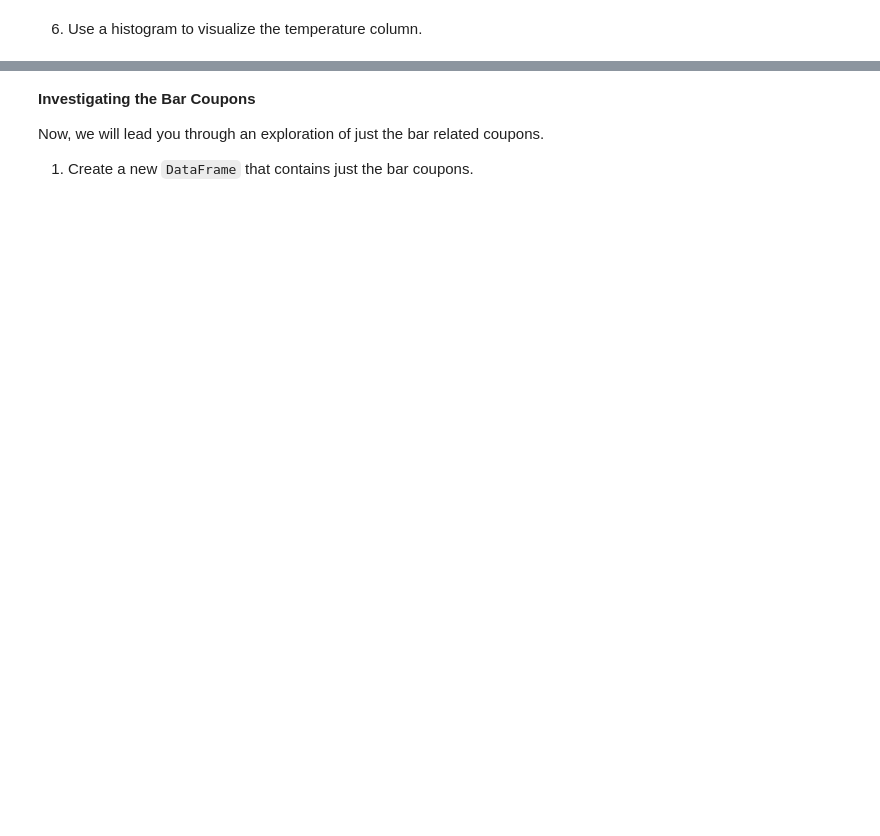
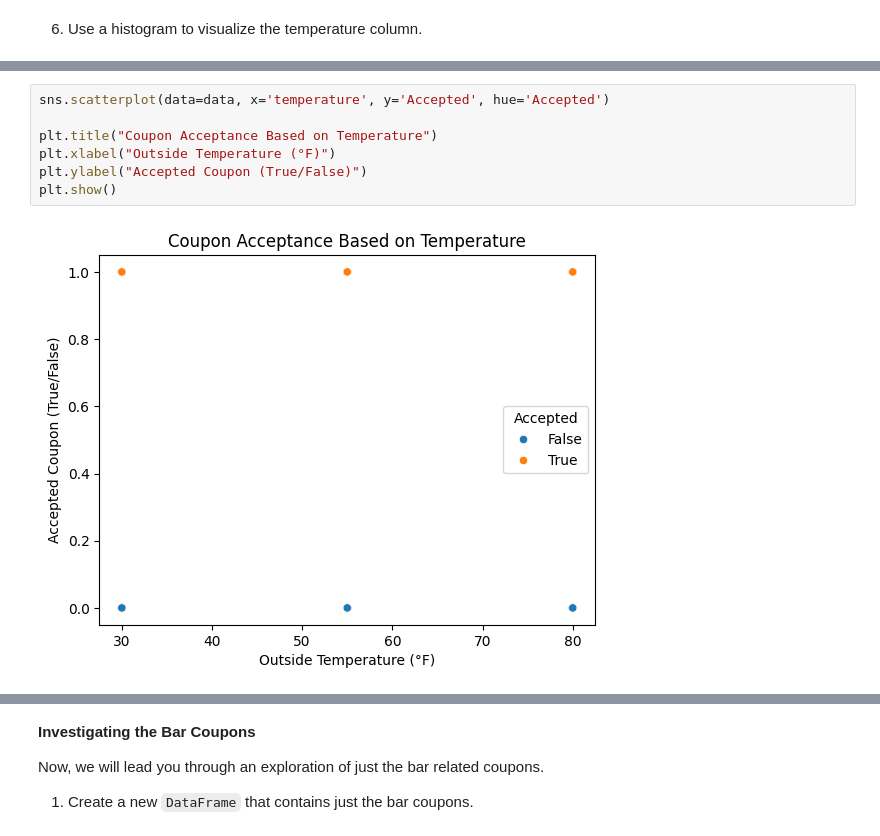
Before and after one commit to bytefirst7/practical_app1, a Jupyter notebook: prompt.ipynb, the cells around one changed output, grey strips where cells are left out. Drawn from its saved outputs; the diff is of its cells as text; blank space fills up the shorter version.

```diff
--- a/prompt.ipynb
+++ b/prompt.ipynb
@@ -164,0 +191,9 @@ plt.show()
+# %%
+sns.scatterplot(data=data, x='temperature', y='Accepted', hue='Accepted')
+
+plt.title("Coupon Acceptance Based on Temperature")
+plt.xlabel("Outside Temperature (°F)")
+plt.ylabel("Accepted Coupon (True/False)")
+plt.show()
+# %% [output]
+[figure, added]
```
Also changed, not shown: parts of 13 cells of this notebook.
